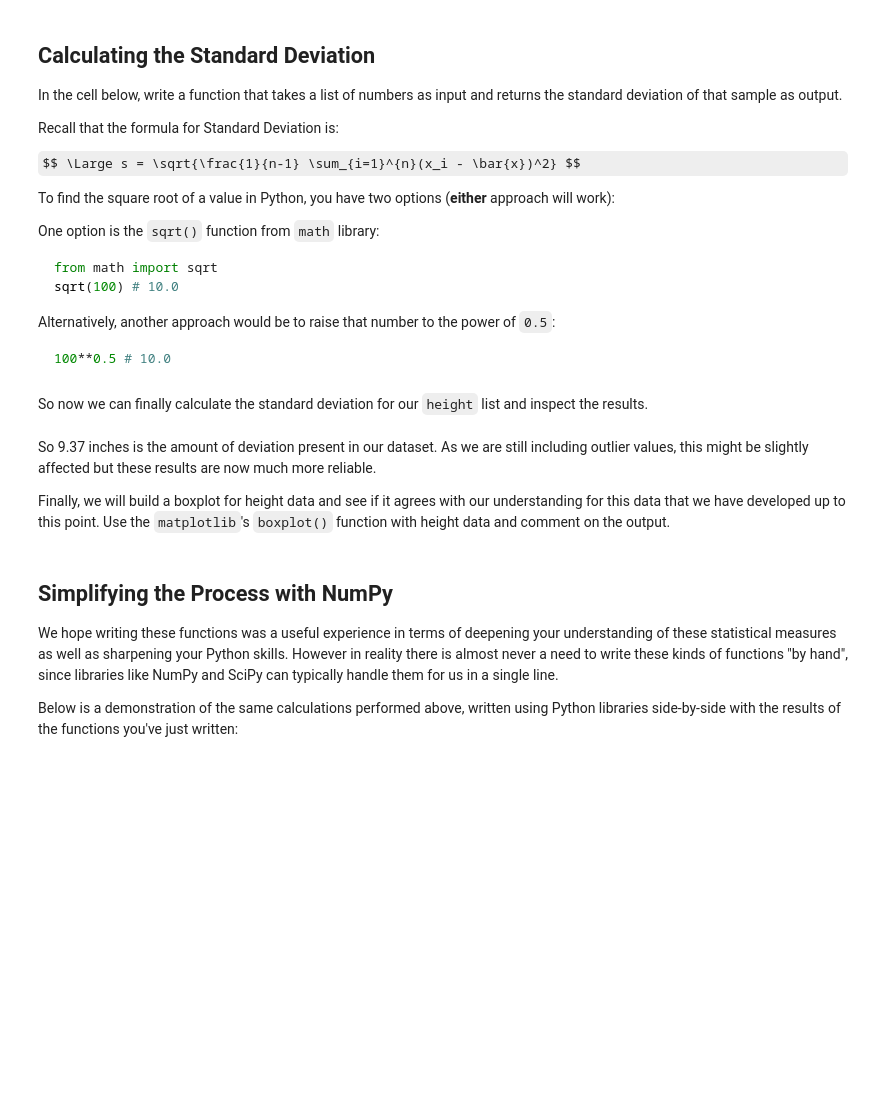
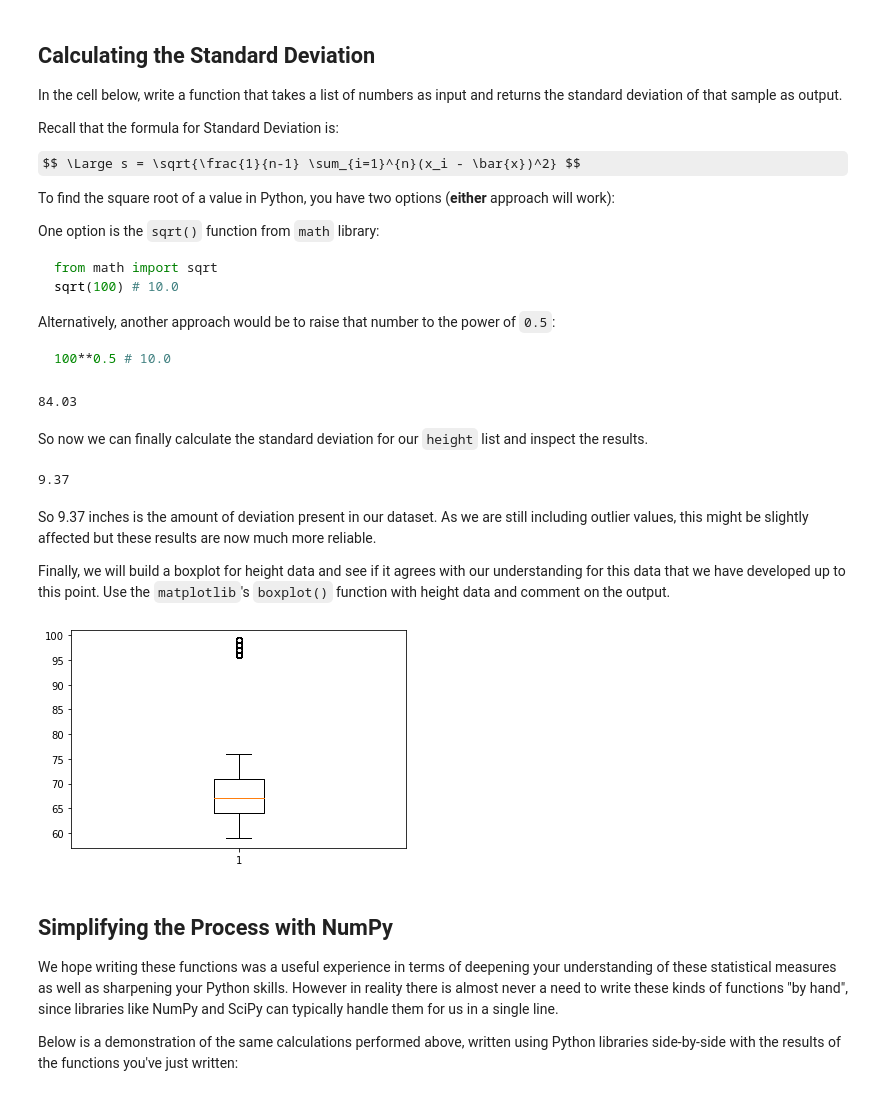
Before and after one commit to leahwanjiru/dsc-implementing-statistics-with-functions-lab, a Jupyter notebook: index.ipynb, the cells around one changed output. Cells and saved outputs as stored; diff of their text form; code cells hidden in the pictures; some formulas as TeX source; blank space fills up the shorter version.

```diff
--- a/index.ipynb
+++ b/index.ipynb
@@ -396,20 +415,24 @@ from math import sqrt
 
 def get_stddev(sample):
 
-    stddev = None
+    stddev = sqrt(get_variance(sample))
 
     return round(stddev, 2)
 
 test = [120,112,131,211,312,90]
 
 get_stddev(test) # 84.03
+# %% [output]
+84.03
 # %% [markdown]
 So now we can finally calculate the standard deviation for our `height` list and inspect the results.
 # %%
 # Replace None with appropriate code
-standard_deviation = None
+standard_deviation = get_stddev(height)
 
 standard_deviation # 9.37
+# %% [output]
+9.37
 # %% [markdown]
 So 9.37 inches is the amount of deviation present in our dataset. As we are still including outlier values, this might be slightly affected but these results are now much more reliable.
 
@@ -417,7 +440,9 @@ Finally, we will build a boxplot for height data and see if it agrees with our u
 # %%
 # Replace None with appropriate code
 # A boxplot should display below
-plt.boxplot(None);
+plt.boxplot(height);
+# %% [output]
+[figure, added]
 # %% [markdown]
 ## Simplifying the Process with NumPy
 
```
Also changed, not shown: parts of 8 cells of this notebook.
